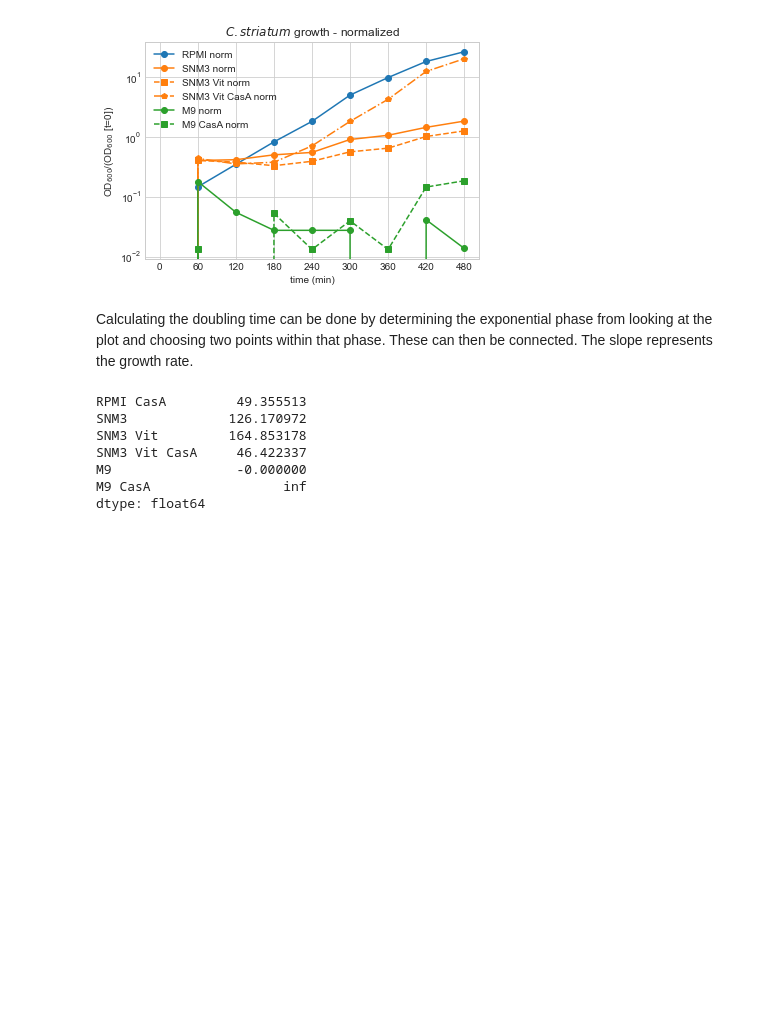
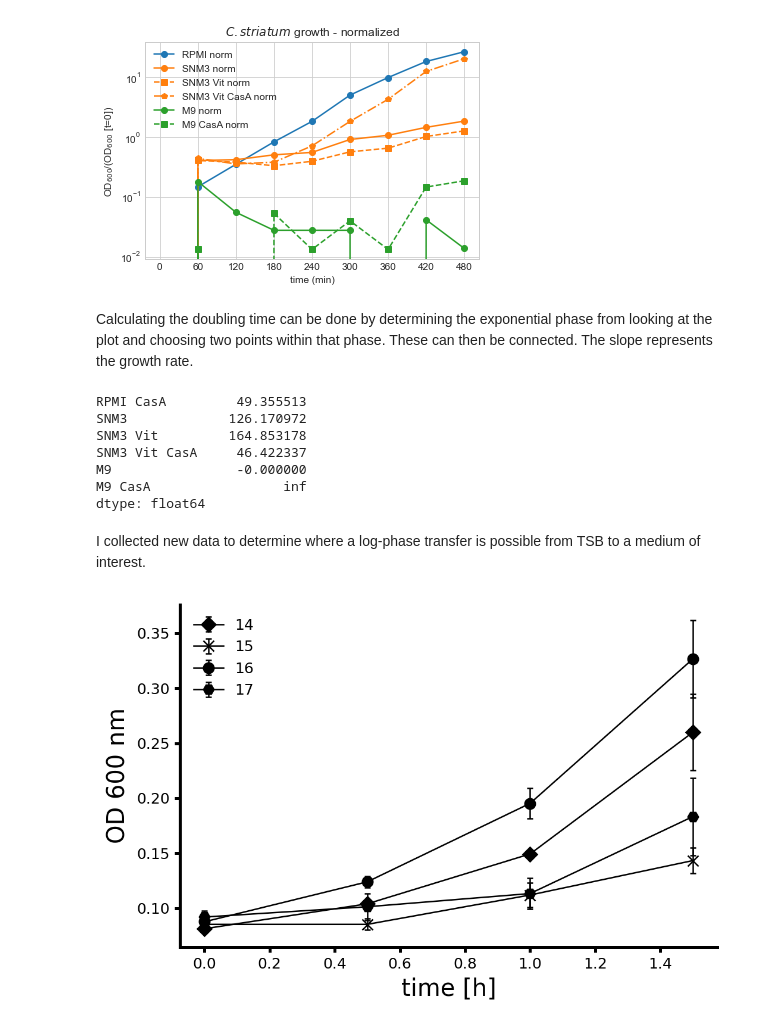
Before and after one commit to draeger-lab/C_striatum_wetlab, a Jupyter notebook: other_data/manual_growth_curves.ipynb, the cells around one changed output. Saved outputs shown, nothing was run; the diff lists cells and outputs as text; code cells hidden in the pictures; blank space fills up the shorter version.

Commit message:
nice plots and growth data #6

```diff
--- a/other_data/manual_growth_curves.ipynb
+++ b/other_data/manual_growth_curves.ipynb
@@ -20,7 +20,8 @@ import pandas as pd
 import numpy as np
 import matplotlib.pyplot as plt
 import matplotlib
-matplotlib.style.use('seaborn-whitegrid')
+#matplotlib.style.use('seaborn-whitegrid')
+markers = ["D", "x", "o",  "H", "d", "p", "H",  "*"]
 # %% [markdown]
 We define a function called `get_linestyle` where we define how the plot will look.
 # %%
@@ -109,3 +110,39 @@ SNM3 Vit CasA     46.422337
 M9                -0.000000
 M9 CasA                 inf
 dtype: float64
+# %% [markdown]
+I collected new data to determine where a log-phase transfer is possible from TSB to a medium of interest.
+# %%
+sheet = 'Growth_221117'
+df = pd.read_excel('manual_growth_curves.xlsx', sheet_name=sheet).dropna()
+df = df.drop([14,15,16,17], axis=1)
+# %%
+with plt.rc_context({
+    "axes.spines.right": False,
+    "axes.spines.top": False,
+    "axes.linewidth": 2,
+    "xtick.major.width": 2,
+    "ytick.major.width": 2,
+    'figure.dpi': 180,
+    'lines.linewidth': 2,
+}):
+    i = 0
+    for strain in ['14', '15', '16', '17']:
+        df[strain + '_mean'] = df[[strain +'-1', strain +'-2', strain +'-3']].mean(axis = 1)
+        df[strain + '_err'] = df[[strain +'-1', strain +'-2', strain +'-3']].std(axis = 1)
+        #ax = df.plot('time (min)', strain + '_mean')
+        plt.errorbar(df['time (min)'],df[strain + '_mean'], yerr=df[strain + '_err'], label=strain,
+                    marker=markers[i],
+                    color='k',
+                    ms=7,
+                    linestyle='-',
+                    linewidth=1.0,
+                    capsize=2.0)
+        i += 1
+    #plt.xticks(np.arange(0, 24.5, 4))
+    plt.xlabel('time [h]', fontsize=16)
+    plt.ylabel('OD 600 nm', fontsize=16)
+    plt.legend(frameon=False)#, fontsize=8)
+    plt.tight_layout()
+# %% [output]
+[figure, added]
```
Also changed, not shown: 6 other files.
